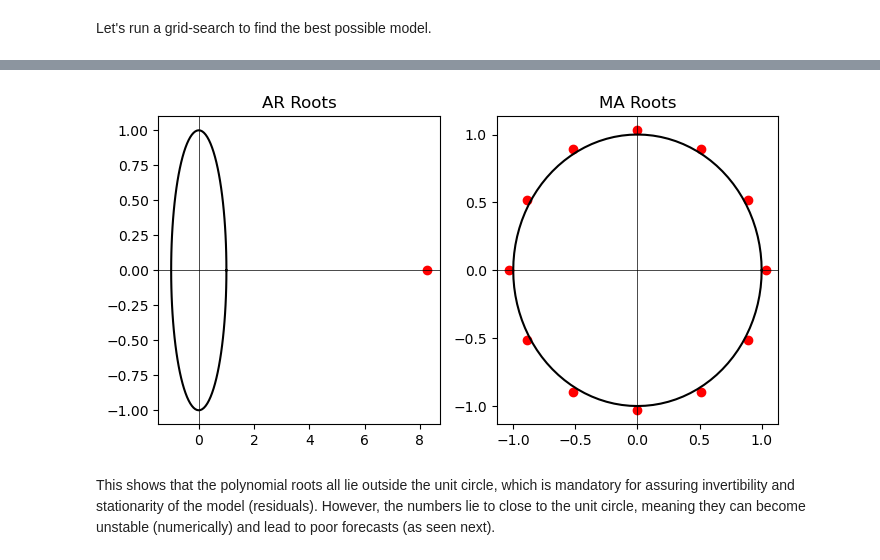
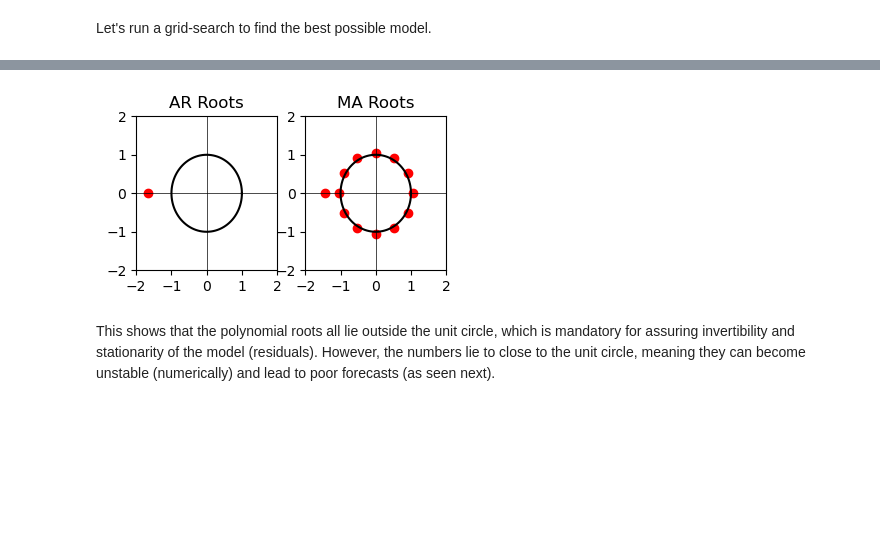
Before and after one commit to pncps99/astp2022, a Jupyter notebook: code.ipynb, the cells around one changed output, grey strips where cells are left out. Cells and saved outputs as stored; diff of their text form; code cells hidden in the pictures; blank space fills up the shorter version.

```diff
--- a/code.ipynb
+++ b/code.ipynb
@@ -52,0 +49,8 @@ Text(0.5, 0, 'Time (Year-Month)')
+# %%
+ts = get_ts('Denmark')
+
+plt.figure()
+ax = ts.plot()
+ax.set_title('Denmark CPI (All Items)')
+ax.set_ylabel('Consumer Price Index')
+ax.set_xlabel('Time (Year-Month)')
@@ -54,12 +61,16 @@ Text(0.5, 0, 'Time (Year-Month)')
 The TS has a clear trend and seems to present a yearly seasonality
 # %% [markdown]
 ## TS splitting
+# %%
+def split_ts(ts, n=12):
+    return ts[:-n], ts[-n:]
 # %%
-ts_train = ts[:'2017-01']
-ts_test = ts['2017-02':]
+ts_train, ts_test = split_ts(ts[:-8])
 
 ts_train.name = "Train set"
 ts_test.name = "Test set"
+
+#with plt.style.context(['science','ieee']):
 
 fig = plt.figure()
 ax = ts_train.plot(legend=True)
@@ -67,7 +78,7 @@ ts_test.plot(ax=ax,legend=True)
 ax.set_ylabel('Consumer Price Index')
 ax.set_xlabel('Time (Year-Month)')
 
-#plt.savefig('figs/cpi.pdf')
+    #plt.savefig('figs/cpi.pdf')
 #plt.close()
 # %% [output]
 Text(0.5, 0, 'Time (Year-Month)')
@@ -737,5 +721,5 @@ So, according to the grid-search, the best model is actually $(1,1,0)$ x $(0,1,1
 # %%
-model=ARIMA(ts_train, order=(1,1,0), seasonal_order=(0,1,1,12))
+model=ARIMA(ts_train, order=(1,1,1), seasonal_order=(0,1,1,12))
 fitted = model.fit()
 predictions = fitted.fittedvalues
 residuals = fitted.resid[1:]
@@ -764,30 +748,44 @@ RMSE: 3.776447367180378
 # %%
 # plot polynomial roots
 def plot_char_roots(fitted_model):
-    fig, axs = plt.subplots(1,2, figsize=(8,4))
+
+    # plt.rcParams.update({
+    #     "lines.markersize": 2
+    # })
+
+    fig, axs = plt.subplots(1,2,figsize=(4,2))
 
     t = np.linspace(0,2*np.pi,101)
     axs[0].plot(np.cos(t),np.sin(t),color='k')
 
     axs[0].axhline(0,color="k", linewidth=0.5)
     axs[0].axvline(0,color="k", linewidth=0.5)
 
     axs[0].scatter(fitted_model.arroots.real, fitted_model.arroots.imag, c='r')
+    axs[0].set_xticks(np.linspace(-2,2,5))
+    axs[0].set_yticks(np.linspace(-2,2,5))
 
     axs[0].set_title('AR Roots')
 
     axs[1].plot(np.cos(t),np.sin(t),color='k')
 
     axs[1].axhline(0,color="k", linewidth=0.5)
     axs[1].axvline(0,color="k", linewidth=0.5)
 
     axs[1].scatter(fitted_model.maroots.real, fitted_model.maroots.imag, c='r')
+    axs[1].set_xticks(np.linspace(-2,2,5))
+    axs[1].set_yticks(np.linspace(-2,2,5))
 
     axs[1].set_title('MA Roots')
 
+# with plt.style.context(['science','ieee']):
+
 plot_char_roots(fitted)
+    #plt.savefig('figs/char_roots.pdf')
+
+# plt.show()
 # %% [output]
-[figure, old version]
+[figure, new version]
 # %% [markdown]
 This shows that the polynomial roots all lie outside the unit circle, which is mandatory for assuring invertibility and stationarity of the model (residuals). However, the numbers lie to close to the unit circle, meaning they can become unstable (numerically) and lead to poor forecasts (as seen next).
 # %%
```
Also changed, not shown: parts of 54 cells of this notebook, 15 other files.
